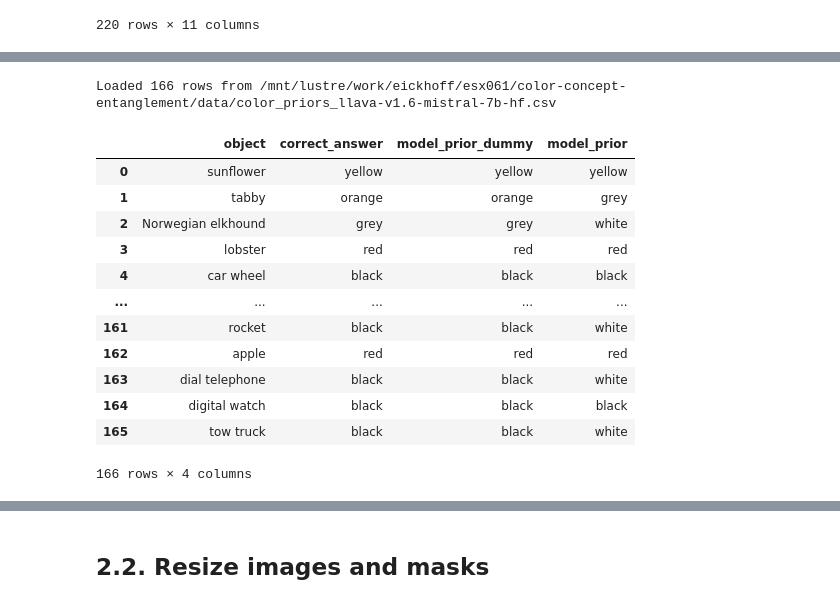
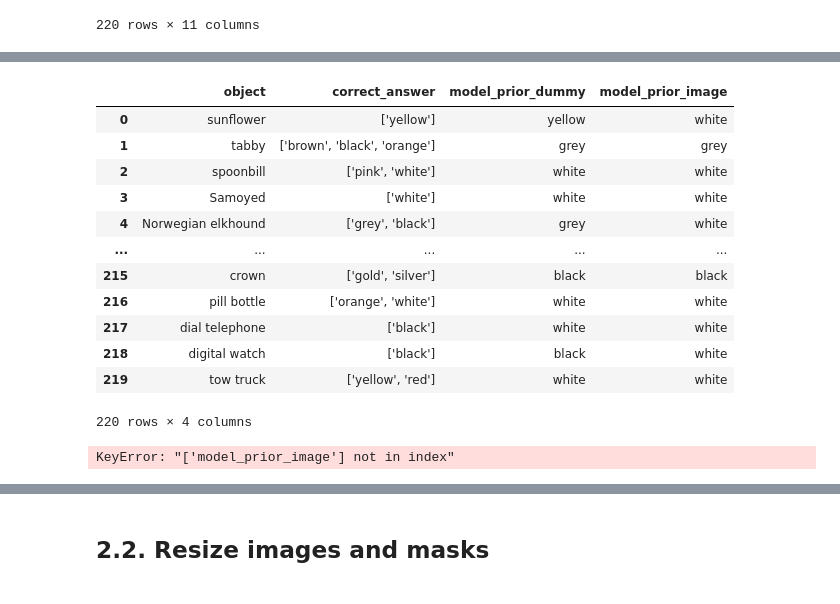
Before and after one commit to jonnemi/color-concept-entanglement, a Jupyter notebook: VLM_pipeline.ipynb, the cells around one changed output, grey strips where cells are left out. Saved outputs shown, nothing was run; the diff lists cells and outputs as text; code cells hidden in the pictures.

```diff
--- a/VLM_pipeline.ipynb
+++ b/VLM_pipeline.ipynb
@@ -142,19 +143,30 @@ Saved model priors to /mnt/lustre/work/eickhoff/esx061/color-concept-entanglemen
 # %%
 # Checkpoint: display the generated priors
 ground_truth_df = priors.load_model_priors()
-display(ground_truth_df[['object', 'correct_answer', 'model_prior_dummy', 'model_prior']])
+display(ground_truth_df[['object', 'correct_answer', 'model_prior_dummy', 'model_prior_image']])
 # %% [output]
+|  | object | correct_answer | model_prior_dummy | model_prior_image |
+| 0 | sunflower | ['yellow'] | yellow | white |
+| 1 | tabby | ['brown', 'black', 'orange'] | grey | grey |
+| 2 | spoonbill | ['pink', 'white'] | white | white |
+| 3 | Samoyed | ['white'] | white | white |
+| 4 | Norwegian elkhound | ['grey', 'black'] | grey | white |
+| ... | ... | ... | ... | ... |
+| 215 | crown | ['gold', 'silver'] | black | black |
+| 216 | pill bottle | ['orange', 'white'] | white | white |
+| 217 | dial telephone | ['black'] | white | white |
+| 218 | digital watch | ['black'] | black | white |
+| 219 | tow truck | ['yellow', 'red'] | white | white |
-Loaded 166 rows from /mnt/lustre/work/eickhoff/esx061/color-concept-entanglement/data/color_priors_llava-v1.6-mistral-7b-hf.csv
+220 rows × 4 columns
-|  | object | correct_answer | model_prior_dummy | model_prior |
-| 0 | sunflower | yellow | yellow | yellow |
-| 1 | tabby | orange | orange | grey |
-| 2 | Norwegian elkhound | grey | grey | white |
-| 3 | lobster | red | red | red |
-| 4 | car wheel | black | black | black |
-| ... | ... | ... | ... | ... |
-| 161 | rocket | black | black | white |
-| 162 | apple | red | red | red |
-| 163 | dial telephone | black | black | white |
-| 164 | digital watch | black | black | black |
-| 165 | tow truck | black | black | white |
-166 rows × 4 columns
+# %%
+# Initalize ModelColorPriors
+old_priors = ModelColorPriors(
+    processor=processor,
+    model=model,
+    data_folder=DATA,
+    device=device
+)
+ground_truth_df_old = old_priors.get_model_color_priors(df, save=False)
+display(ground_truth_df_old[['object', 'correct_answer', 'model_prior_dummy', 'model_prior']])
+# %% [output]
+KeyError: "['model_prior_image'] not in index"
```
Also changed, not shown: parts of 16 cells of this notebook, 2 other files.
